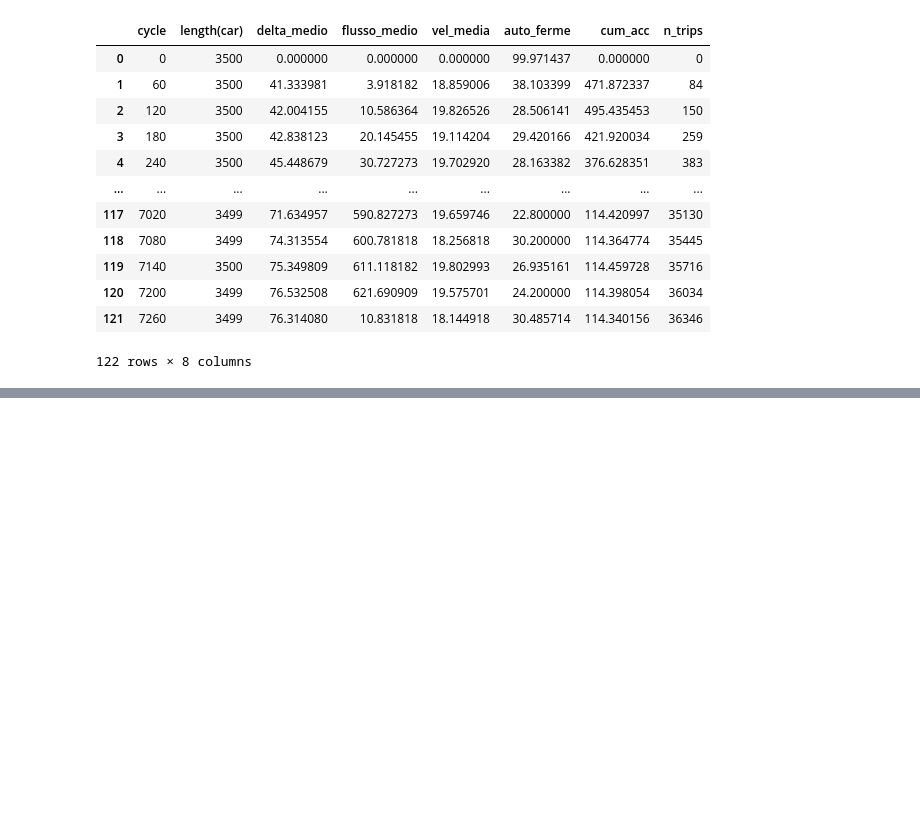
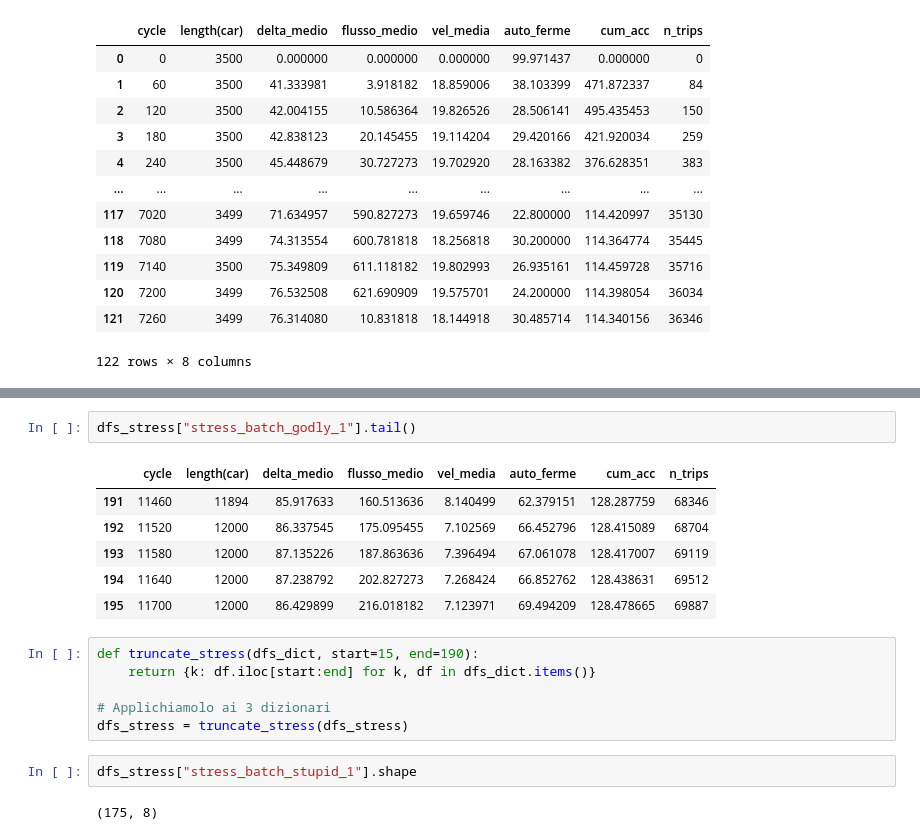
Before and after one commit to marcobianchi463/AB-lights, a Jupyter notebook: Traffic_Analysis.ipynb, the cells around one changed output, grey strips where cells are left out. Drawn from its saved outputs; the diff is of its cells as text; blank space fills up the shorter version.

```diff
--- a/Traffic_Analysis.ipynb
+++ b/Traffic_Analysis.ipynb
@@ -385,0 +402,19 @@ plt.show()
+# %%
+dfs_stress["stress_batch_godly_1"].tail()
+# %% [output]
+|  | cycle | length(car) | delta_medio | flusso_medio | vel_media | auto_ferme | cum_acc | n_trips |
+| 191 | 11460 | 11894 | 85.917633 | 160.513636 | 8.140499 | 62.379151 | 128.287759 | 68346 |
+| 192 | 11520 | 12000 | 86.337545 | 175.095455 | 7.102569 | 66.452796 | 128.415089 | 68704 |
+| 193 | 11580 | 12000 | 87.135226 | 187.863636 | 7.396494 | 67.061078 | 128.417007 | 69119 |
+| 194 | 11640 | 12000 | 87.238792 | 202.827273 | 7.268424 | 66.852762 | 128.438631 | 69512 |
+| 195 | 11700 | 12000 | 86.429899 | 216.018182 | 7.123971 | 69.494209 | 128.478665 | 69887 |
+# %%
+def truncate_stress(dfs_dict, start=15, end=190):
+    return {k: df.iloc[start:end] for k, df in dfs_dict.items()}
+
+# Applichiamolo ai 3 dizionari
+dfs_stress = truncate_stress(dfs_stress)
+# %%
+dfs_stress["stress_batch_stupid_1"].shape
+# %% [output]
+(175, 8)
```
Also changed, not shown: parts of 26 cells of this notebook, 4 other files.
